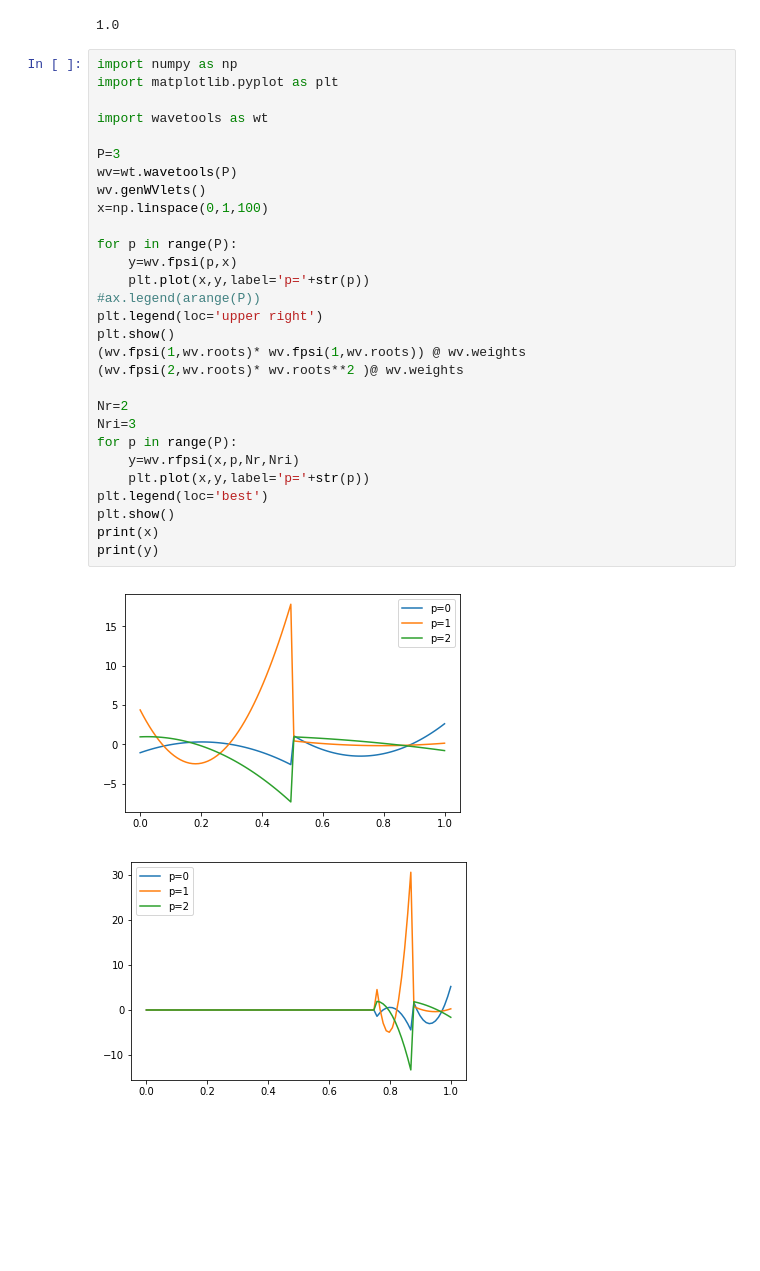
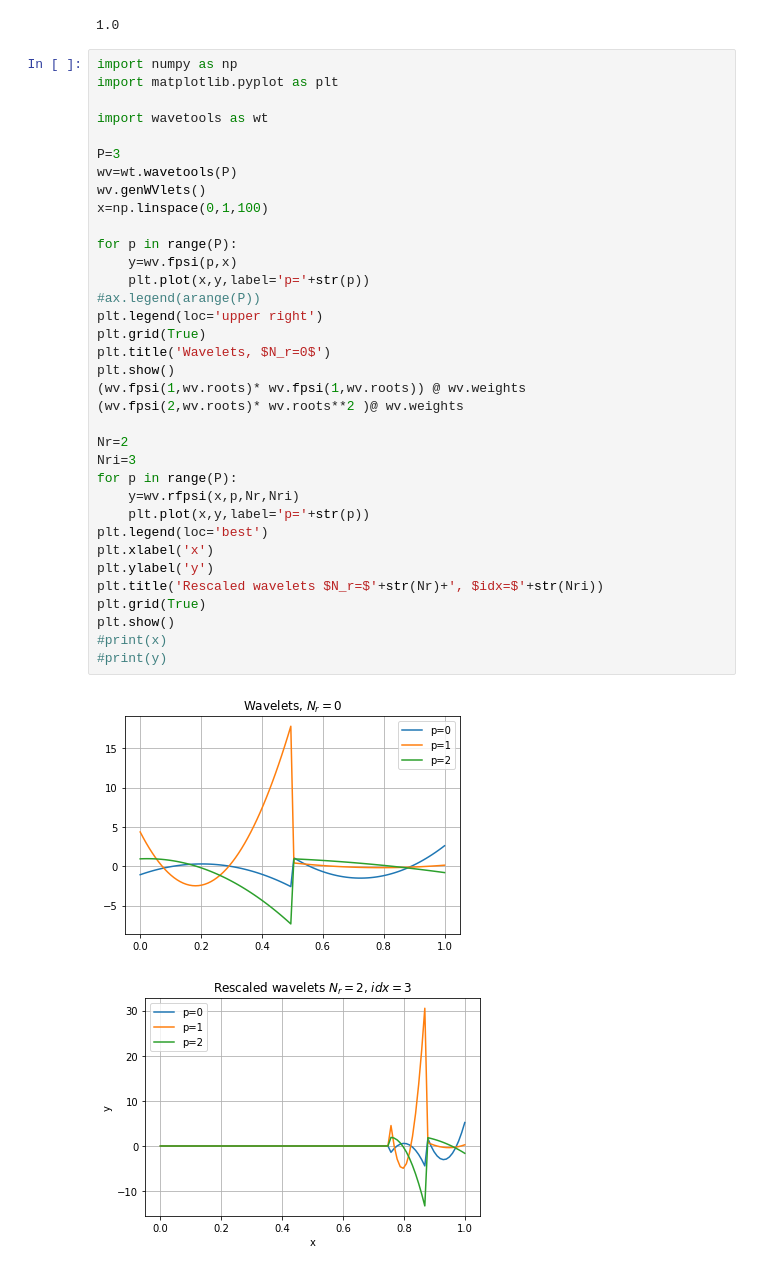
Before and after one commit to ikroeker/aMR-PC, a Jupyter notebook: py/test002.ipynb, the cells around one changed output. Saved outputs shown, nothing was run; the diff lists cells and outputs as text; blank space fills up the shorter version.

```diff
--- a/py/test002.ipynb
+++ b/py/test002.ipynb
@@ -21,32 +21,38 @@ nr [ 0.04691008  0.23076534  0.5         0.76923466  0.95308992]
 # %%
 import numpy as np
 import matplotlib.pyplot as plt
 
 import wavetools as wt
 
 P=3
 wv=wt.wavetools(P)
 wv.genWVlets()
 x=np.linspace(0,1,100)
 
 for p in range(P):
     y=wv.fpsi(p,x)
     plt.plot(x,y,label='p='+str(p))
 #ax.legend(arange(P))
 plt.legend(loc='upper right')
+plt.grid(True)
+plt.title('Wavelets, $N_r=0$')
 plt.show()
 (wv.fpsi(1,wv.roots)* wv.fpsi(1,wv.roots)) @ wv.weights
 (wv.fpsi(2,wv.roots)* wv.roots**2 )@ wv.weights
 
 Nr=2
 Nri=3
 for p in range(P):
     y=wv.rfpsi(x,p,Nr,Nri)
     plt.plot(x,y,label='p='+str(p))
 plt.legend(loc='best')
+plt.xlabel('x')
+plt.ylabel('y')
+plt.title('Rescaled wavelets $N_r=$'+str(Nr)+', $idx=$'+str(Nri))
+plt.grid(True)
 plt.show()
-print(x)
-print(y)
+#print(x)
+#print(y)
 # %% [output]
-[figure, old version]
+[figure, new version]
-[figure, old version]
+[figure, new version]
```
Also changed, not shown: parts of 1 cell of this notebook, 2 other files.
